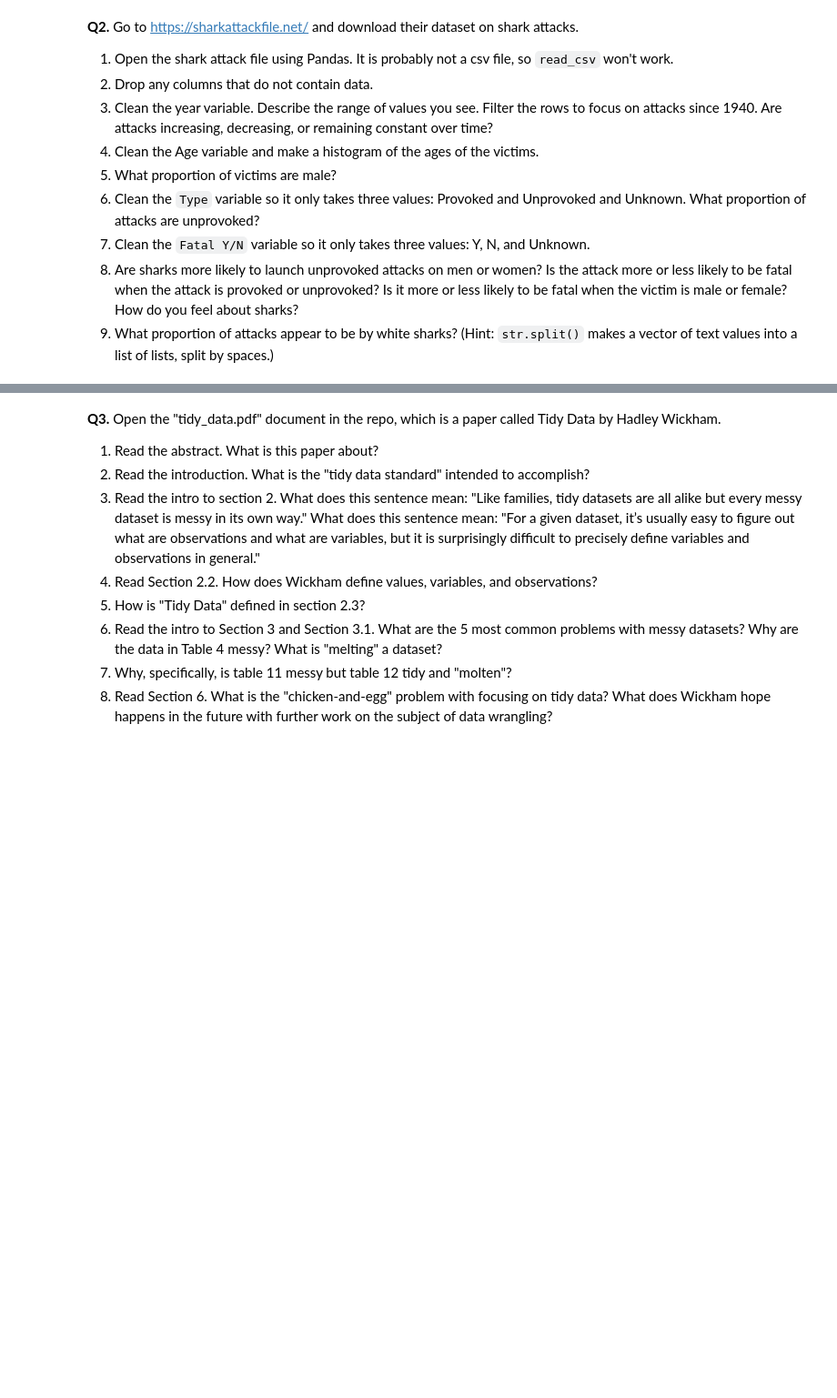
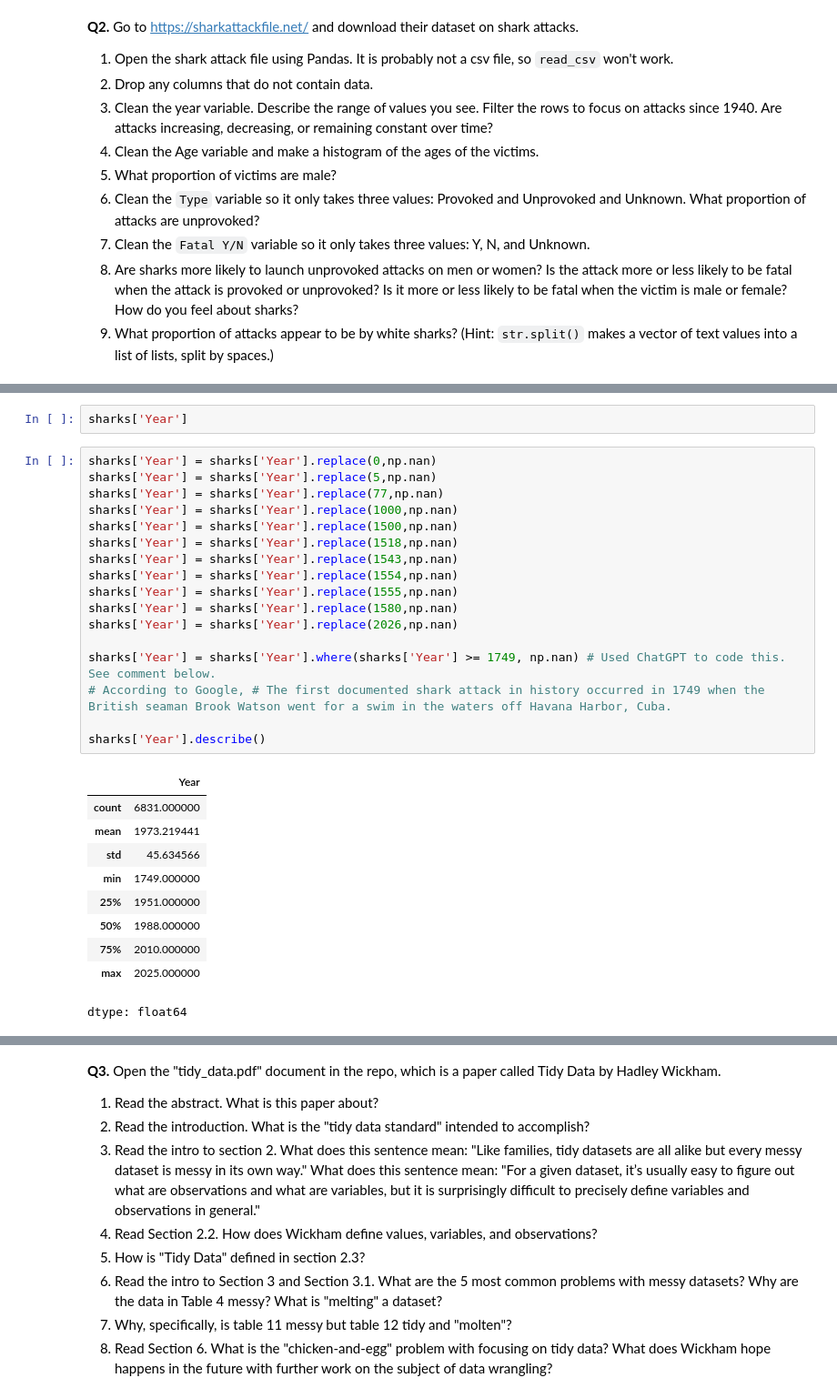
Before and after one commit to isaactabor21/wrangling, a Jupyter notebook: assignment/assignment.ipynb, the cells around one changed output, grey strips where cells are left out. Shown: that part at 91% size. Cells and saved outputs as stored; diff of their text form; blank space fills up the shorter version.

```diff
--- a/assignment/assignment.ipynb
+++ b/assignment/assignment.ipynb
@@ -236,0 +315,30 @@ There are NAs for imposedsentence when sentence type is 4 or 9.
+# %%
+sharks['Year']
+# %%
+sharks['Year'] = sharks['Year'].replace(0,np.nan)
+sharks['Year'] = sharks['Year'].replace(5,np.nan)
+sharks['Year'] = sharks['Year'].replace(77,np.nan)
+sharks['Year'] = sharks['Year'].replace(1000,np.nan)
+sharks['Year'] = sharks['Year'].replace(1500,np.nan)
+sharks['Year'] = sharks['Year'].replace(1518,np.nan)
+sharks['Year'] = sharks['Year'].replace(1543,np.nan)
+sharks['Year'] = sharks['Year'].replace(1554,np.nan)
+sharks['Year'] = sharks['Year'].replace(1555,np.nan)
+sharks['Year'] = sharks['Year'].replace(1580,np.nan)
+sharks['Year'] = sharks['Year'].replace(2026,np.nan)
+
+sharks['Year'] = sharks['Year'].where(sharks['Year'] >= 1749, np.nan) # Used ChatGPT to code this. See comment below.
+# According to Google, # The first documented shark attack in history occurred in 1749 when the British seaman Brook Watson went for a swim in the waters off Havana Harbor, Cuba.
+
+sharks['Year'].describe()
+# %% [output]
+|  | Year |
+| count | 6831.000000 |
+| mean | 1973.219441 |
+| std | 45.634566 |
+| min | 1749.000000 |
+| 25% | 1951.000000 |
+| 50% | 1988.000000 |
+| 75% | 2010.000000 |
+| max | 2025.000000 |
+dtype: float64
```
Also changed, not shown: parts of 14 cells of this notebook.
